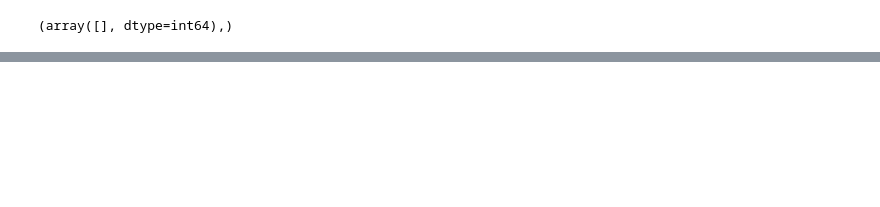
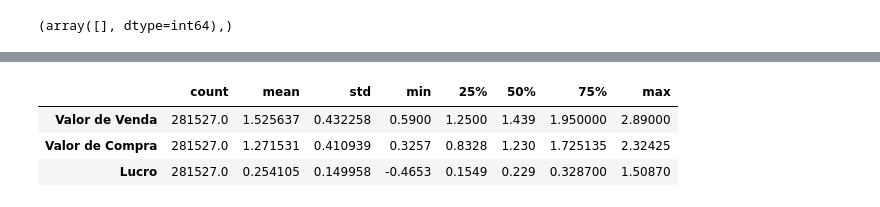
Before and after one commit to SandraRojasZ/DataScience, a Jupyter notebook: ProjetoAED.ipynb, the cells around one changed output, grey strips where cells are left out. Cells and saved outputs as stored; diff of their text form; code cells hidden in the pictures; blank space fills up the shorter version.

```diff
--- a/ProjetoAED.ipynb
+++ b/ProjetoAED.ipynb
@@ -461,0 +487,7 @@ sns.boxplot(x='Lucro', data=df_combustiveis_2)
+# %%
+df_combustiveis_2.describe().T
+# %% [output]
+|  | count | mean | std | min | 25% | 50% | 75% | max |
+| Valor de Venda | 281527.0 | 1.525637 | 0.432258 | 0.5900 | 1.2500 | 1.439 | 1.950000 | 2.89000 |
+| Valor de Compra | 281527.0 | 1.271531 | 0.410939 | 0.3257 | 0.8328 | 1.230 | 1.725135 | 2.32425 |
+| Lucro | 281527.0 | 0.254105 | 0.149958 | -0.4653 | 0.1549 | 0.229 | 0.328700 | 1.50870 |
```
Also changed, not shown: parts of 47 cells of this notebook.
